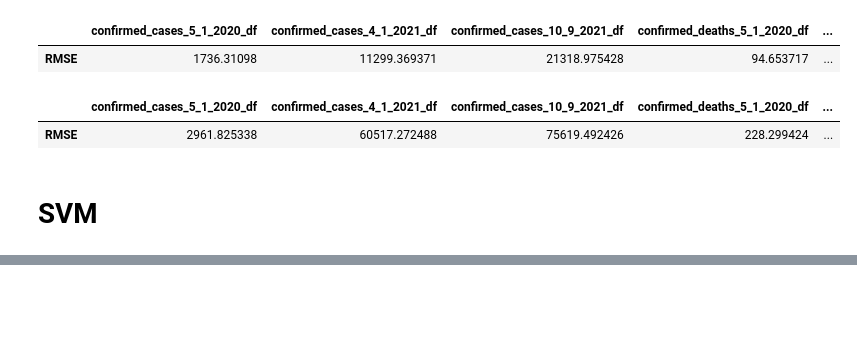
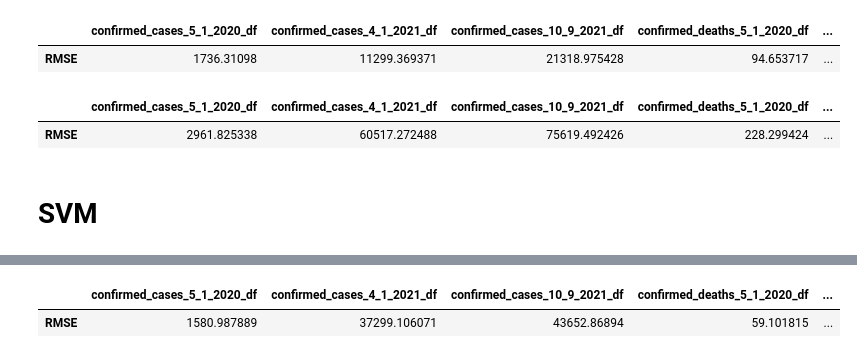
Before and after one commit to henrytan2/ML-Project, a Jupyter notebook: FinalProject.ipynb, the cells around one changed output, grey strips where cells are left out. Drawn from its saved outputs; the diff is of its cells as text; code cells hidden in the pictures; blank space fills up the shorter version.

Commit message:
apply Adaboost

```diff
--- a/FinalProject.ipynb
+++ b/FinalProject.ipynb
@@ -565,6 +566,7 @@ def rmse_func(y_true, y_predict):
 #confirmed_cases_4_1_2021_df.to_csv('confirmed_cases_4_1_2021.csv', index = False)
 # %%
 df_list = [confirmed_cases_5_1_2020_df, confirmed_cases_4_1_2021_df, confirmed_cases_10_9_2021_df, confirmed_deaths_5_1_2020_df, confirmed_deaths_4_1_2021_df, confirmed_deaths_10_9_2021_df]
+df_list_names = ['confirmed_cases_5_1_2020_df', 'confirmed_cases_4_1_2021_df', 'confirmed_cases_10_9_2021_df', 'confirmed_deaths_5_1_2020_df', 'confirmed_deaths_4_1_2021_df', 'confirmed_deaths_10_9_2021_df']
 y_pred_lin_list = []
 y_pred_sgd_list = []
 y_pred_svm_list = []
@@ -767,0 +783,26 @@ rmse_sgd_pca_df
+# %%
+rmse_adaboost_list = []
+rmse_adaboost_df = pd.DataFrame(columns=['confirmed_cases_5_1_2020_df', 'confirmed_cases_4_1_2021_df', 'confirmed_cases_10_9_2021_df',
+                                       'confirmed_deaths_5_1_2020_df', 'confirmed_deaths_4_1_2021_df', 'confirmed_deaths_10_9_2021_df'])
+
+for i in range(len(df_list)):
+    df_drop = drop_col(df_list[i], drop_column)
+    X_train, X_test, y_train , y_test = split_x_y(df_drop)
+    # X_train_ohe = categorical_mask(X_train , X_test)
+
+    # create top correlated features
+    X_train_t10_corr , X_test_t10_corr = top_related_features(df_x_train=X_train , df_y_train=y_train,
+                                                              number_features=10,  df_x_test=X_test)
+    # print(X_train_t10_corr, X_test_t10_corr)
+    X_train_t10_corr_norm, X_test_t10_corr_norm = normalization(X_train_t10_corr, X_test_t10_corr)
+
+    rgr_adaboost = AdaBoostRegressor(n_estimators= 5, random_state=0)
+    rgr_adaboost.fit(X_train_t10_corr_norm, y_train)
+    y_pred_adaboost = rgr_adaboost.predict(X_test_t10_corr_norm)
+    print("adaboost regressor score (residual sum of squares of " + df_list_names[i] +": ",rgr_adaboost.score(X_test_t10_corr_norm,y_test))
+    rmse_adaboost = rmse_func(y_test, y_pred_adaboost)
+    rmse_adaboost_list.append(rmse_adaboost)
+
+print("RMSE Adaboost Model: ", rmse_adaboost_list)
+rmse_adaboost_df = rmse_adaboost_df.append(pd.Series(rmse_adaboost_list, index=rmse_adaboost_df.columns, name='RMSE'),
+                                         ignore_index=False)
@@ -767,0 +817,5 @@ rmse_sgd_pca_df
+# %%
+rmse_adaboost_df
+# %% [output]
+|  | confirmed_cases_5_1_2020_df | confirmed_cases_4_1_2021_df | confirmed_cases_10_9_2021_df | confirmed_deaths_5_1_2020_df | ... |
+| RMSE | 1580.987889 | 37299.106071 | 43652.86894 | 59.101815 | ... |
```
Also changed, not shown: parts of 6 cells of this notebook.
